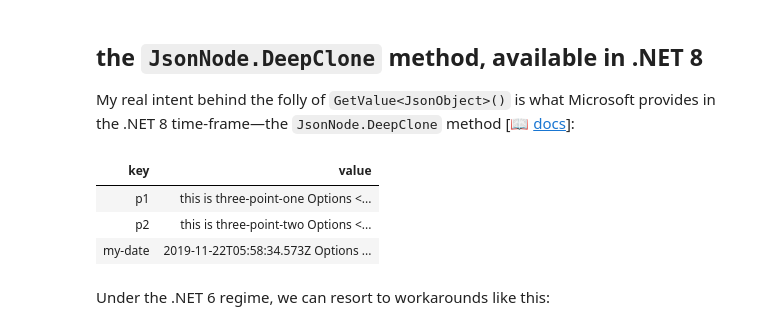
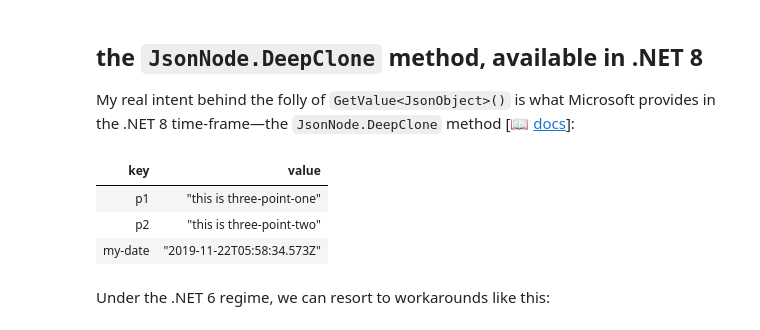
Before and after one commit to BryanWilhite/jupyter-central, a Jupyter notebook: funkykb/csharp/system-text-json-nodes.ipynb, the cells around one changed output. Cells and saved outputs as stored; diff of their text form; code cells hidden in the pictures.

```diff
--- a/funkykb/csharp/system-text-json-nodes.ipynb
+++ b/funkykb/csharp/system-text-json-nodes.ipynb
@@ -327,12 +327,12 @@ The short answer to my question is _yes_. And the long answer might go into the
 
 My real intent behind the folly of `GetValue<JsonObject>()` is what Microsoft provides in the .NET 8 time-frame—the `JsonNode.DeepClone` method [📖 [docs](https://learn.microsoft.com/en-us/dotnet/api/system.text.json.nodes.jsonnode.deepclone?view=net-8.0)]:
 # %%
-jNode["top"]["three"].DeepClone()
+jNode["top"]["three"].DeepClone().AsJupyterDisplayDictionary()
 # %% [output]
 | key | value |
-| p1 | this is three-point-one Options <... |
-| p2 | this is three-point-two Options <... |
-| my-date | 2019-11-22T05:58:34.573Z Options ... |
+| p1 | "this is three-point-one" |
+| p2 | "this is three-point-two" |
+| my-date | "2019-11-22T05:58:34.573Z" |
 # %% [markdown]
 Under the .NET 6 regime, we can resort to workarounds like this:
 # %%
```
